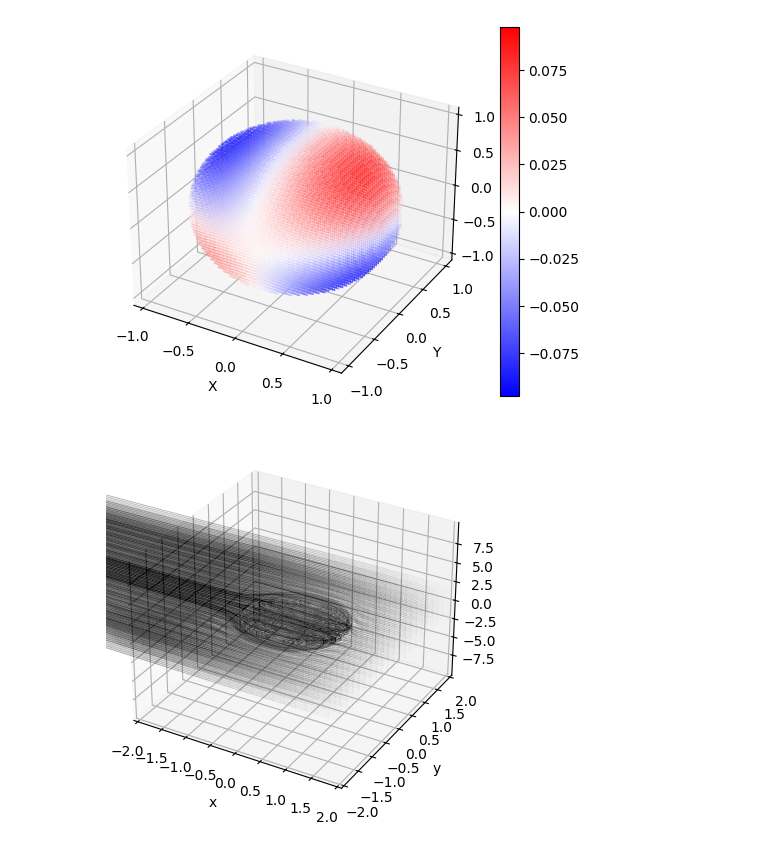
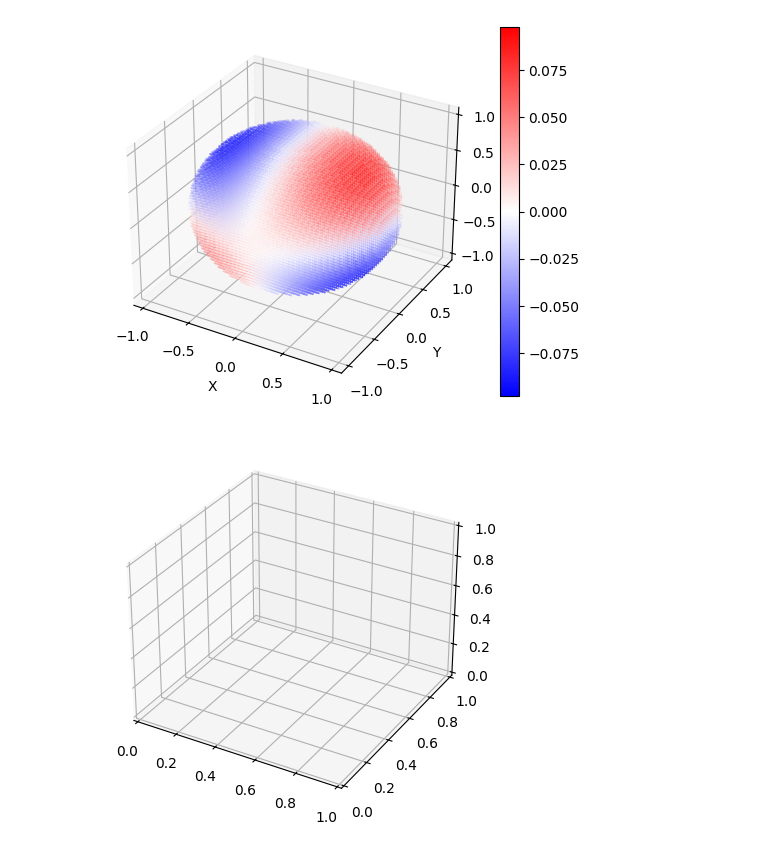
Before and after one commit to zhizhiL/merging_3D, a Jupyter notebook: integrate_path_3d.ipynb, the cells around one changed output. Drawn from its saved outputs; the diff is of its cells as text; code cells hidden in the pictures.

```diff
--- a/integrate_path_3d.ipynb
+++ b/integrate_path_3d.ipynb
@@ -20,7 +20,7 @@ zp0 = np.linspace(-2, 2, particle_line_density)
 
 XP0, YP0, ZP0 = np.meshgrid(xp0, yp0, zp0, indexing='ij')
 
-St0 = 0.1
+St0 = 1
 R0 = 1
 a = R0
 # a, alpha, R, Fr, gravity = 1, 1, 2/3, 5, False
@@ -109,16 +109,19 @@ plt.show()
 [figure]
 # %%
 import advect_bubbles_3d as adv3D
+import parallel_advect_bubbles_3d as pab3d
 
 Bubbles_to_adv = np.hstack((np.arange(N0_particle)[:, np.newaxis],
                             XP0.flatten()[:, np.newaxis], YP0.flatten()[:, np.newaxis], ZP0.flatten()[:, np.newaxis],
                             np.zeros((N0_particle, 3)), St0 * np.ones((N0_particle, 1))))
 
 fig = plt.figure()
 ax = fig.add_subplot(projection='3d')
 
 
-out = adv3D.advect_bubbles(Bubbles_to_adv, 0, 150, plot_path=True, this_ax=ax, color='k')
+# out = adv3D.advect_bubbles(Bubbles_to_adv, 0, 150, plot_path=True, this_ax=ax, color='k')
+
+updated_states = pab3d.main(initial_states = Bubbles_to_adv[:, 1:], t0=0.0, tf=150.0)
 # %% [output]
-[figure, old version]
+[figure, new version]
 # %%
```
Also changed, not shown: parts of 3 cells of this notebook, 1 other file.
